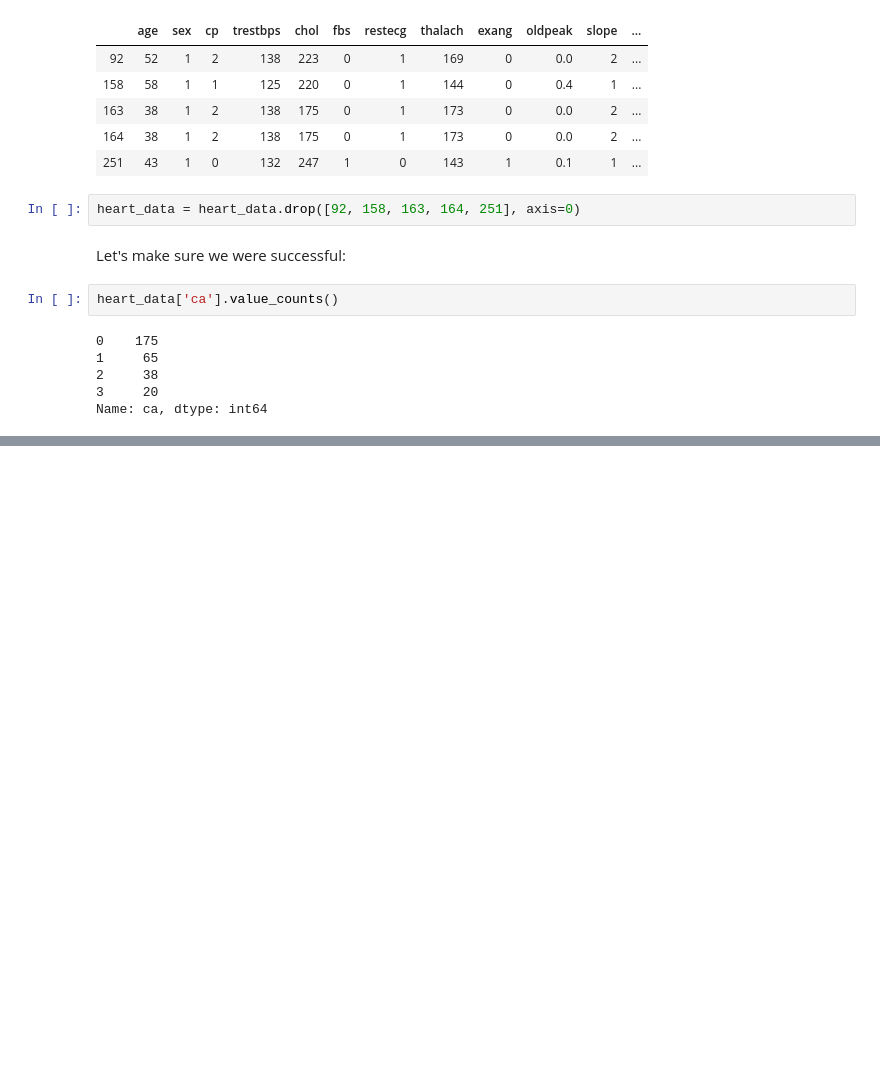
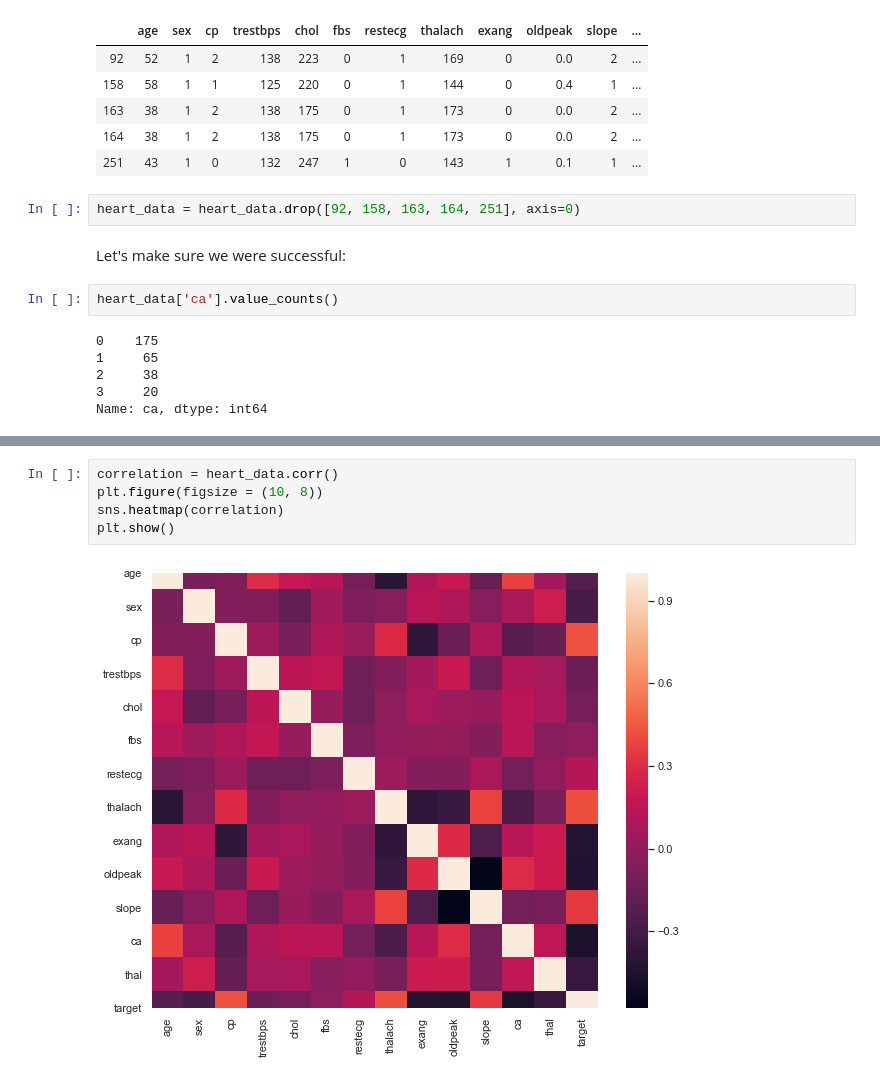
Before and after one commit to robineastwood/Heart-Disease, a Jupyter notebook: Heart_Disease_EDA_Assignment.ipynb, the cells around one changed output, grey strips where cells are left out. Saved outputs shown, nothing was run; the diff lists cells and outputs as text; blank space fills up the shorter version.

Commit message:
Added analysis and plots

```diff
--- a/Heart_Disease_EDA_Assignment.ipynb
+++ b/Heart_Disease_EDA_Assignment.ipynb
@@ -363,0 +385,7 @@ Name: ca, dtype: int64
+# %%
+correlation = heart_data.corr()
+plt.figure(figsize = (10, 8))
+sns.heatmap(correlation)
+plt.show()
+# %% [output]
+[figure, added]
```
Also changed, not shown: parts of 9 cells of this notebook.
